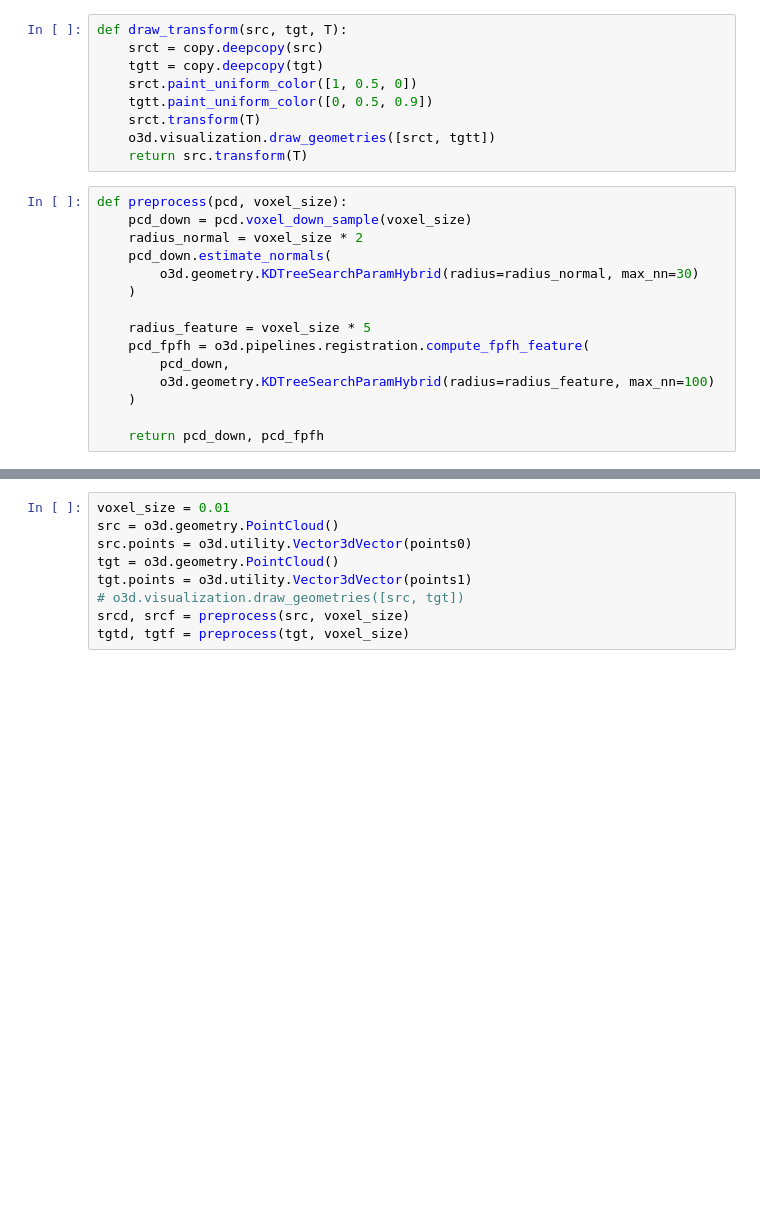
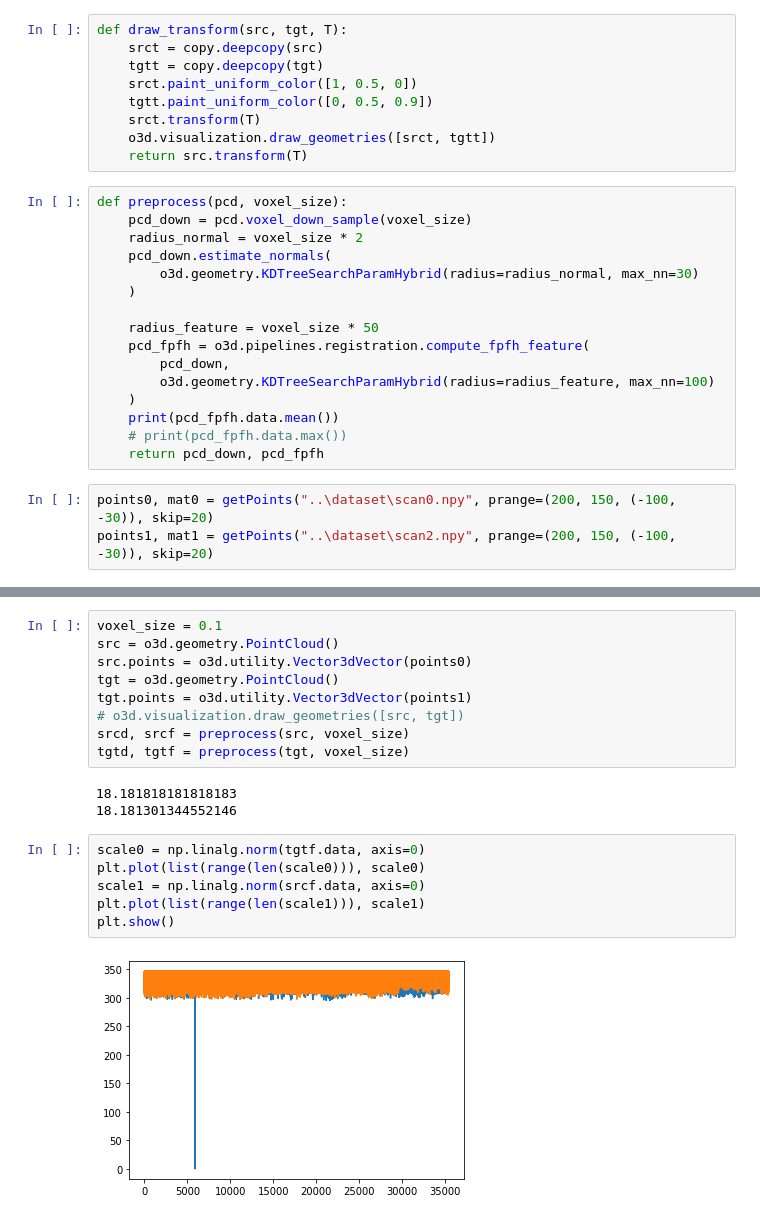
Before and after one commit to Luke20000429/Battery-Scanning-with-Structure-Light, a Jupyter notebook: register.ipynb, the cells around one changed output, grey strips where cells are left out. Cells and saved outputs as stored; diff of their text form; blank space fills up the shorter version.

```diff
--- a/register.ipynb
+++ b/register.ipynb
@@ -36,10 +25,14 @@ def preprocess(pcd, voxel_size):
         o3d.geometry.KDTreeSearchParamHybrid(radius=radius_normal, max_nn=30)
     )
 
-    radius_feature = voxel_size * 5
+    radius_feature = voxel_size * 50
     pcd_fpfh = o3d.pipelines.registration.compute_fpfh_feature(
         pcd_down,
         o3d.geometry.KDTreeSearchParamHybrid(radius=radius_feature, max_nn=100)
     )
-
+    print(pcd_fpfh.data.mean())
+    # print(pcd_fpfh.data.max())
     return pcd_down, pcd_fpfh
+# %%
+points0, mat0 = getPoints("..\dataset\scan0.npy", prange=(200, 150, (-100, -30)), skip=20)
+points1, mat1 = getPoints("..\dataset\scan2.npy", prange=(200, 150, (-100, -30)), skip=20)
@@ -46,5 +48,5 @@ def preprocess(pcd, voxel_size):
 # %%
-voxel_size = 0.01
+voxel_size = 0.1
 src = o3d.geometry.PointCloud()
 src.points = o3d.utility.Vector3dVector(points0)
 tgt = o3d.geometry.PointCloud()
@@ -52,3 +54,14 @@ tgt.points = o3d.utility.Vector3dVector(points1)
 # o3d.visualization.draw_geometries([src, tgt])
 srcd, srcf = preprocess(src, voxel_size)
 tgtd, tgtf = preprocess(tgt, voxel_size)
+# %% [output]
+18.181818181818183
+18.181301344552146
+# %%
+scale0 = np.linalg.norm(tgtf.data, axis=0)
+plt.plot(list(range(len(scale0))), scale0)
+scale1 = np.linalg.norm(srcf.data, axis=0)
+plt.plot(list(range(len(scale1))), scale1)
+plt.show()
+# %% [output]
+[figure, added]
```
Also changed, not shown: parts of 13 cells of this notebook, 5 other files.
